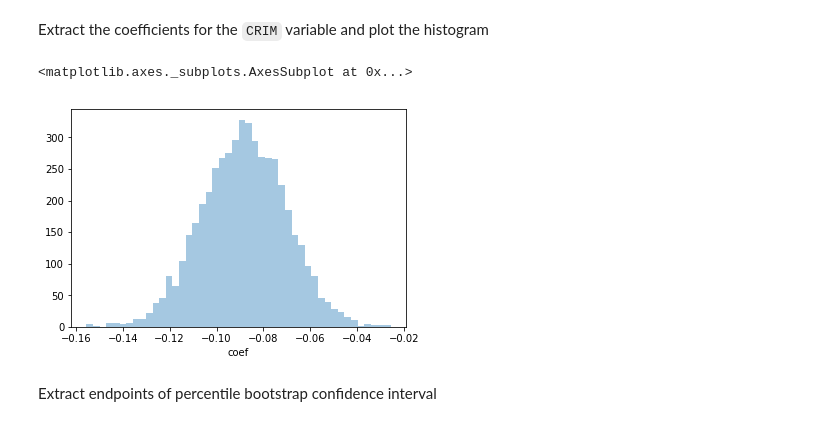
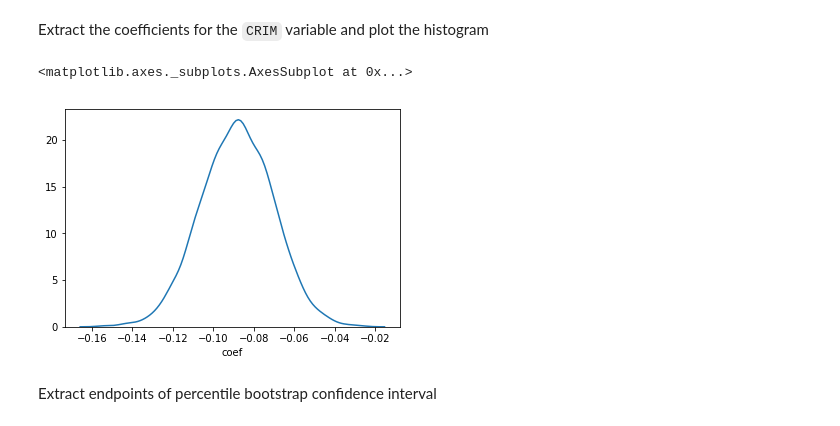
Before and after one commit to jmichuda/resample, a Jupyter notebook: doc/resample.ipynb, the cells around one changed output. Cells and saved outputs as stored; diff of their text form; code cells hidden in the pictures.

```diff
--- a/doc/resample.ipynb
+++ b/doc/resample.ipynb
@@ -429,10 +461,10 @@ Extract the coefficients for the `CRIM` variable and plot the histogram
 # %%
 crim_coef = param_frame["coef"].map(lambda x: x[0])
 # %%
-sns.distplot(crim_coef, kde=False)
+sns.distplot(crim_coef, hist=False)
 # %% [output]
 <matplotlib.axes._subplots.AxesSubplot at 0x...>
-[figure, old version]
+[figure, new version]
 # %% [markdown]
 Extract endpoints of percentile bootstrap confidence interval
 # %%
```
Also changed, not shown: parts of 45 cells of this notebook, 1 other file.
